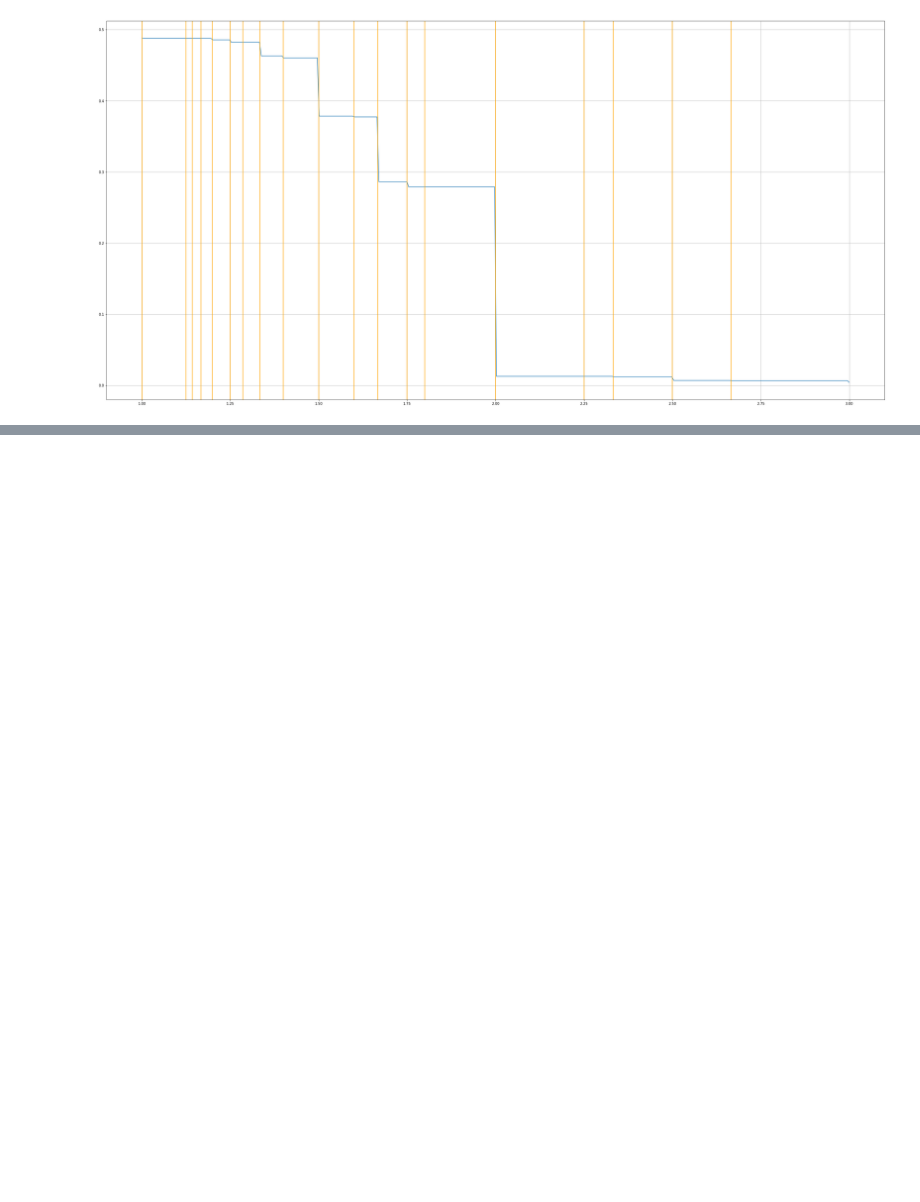
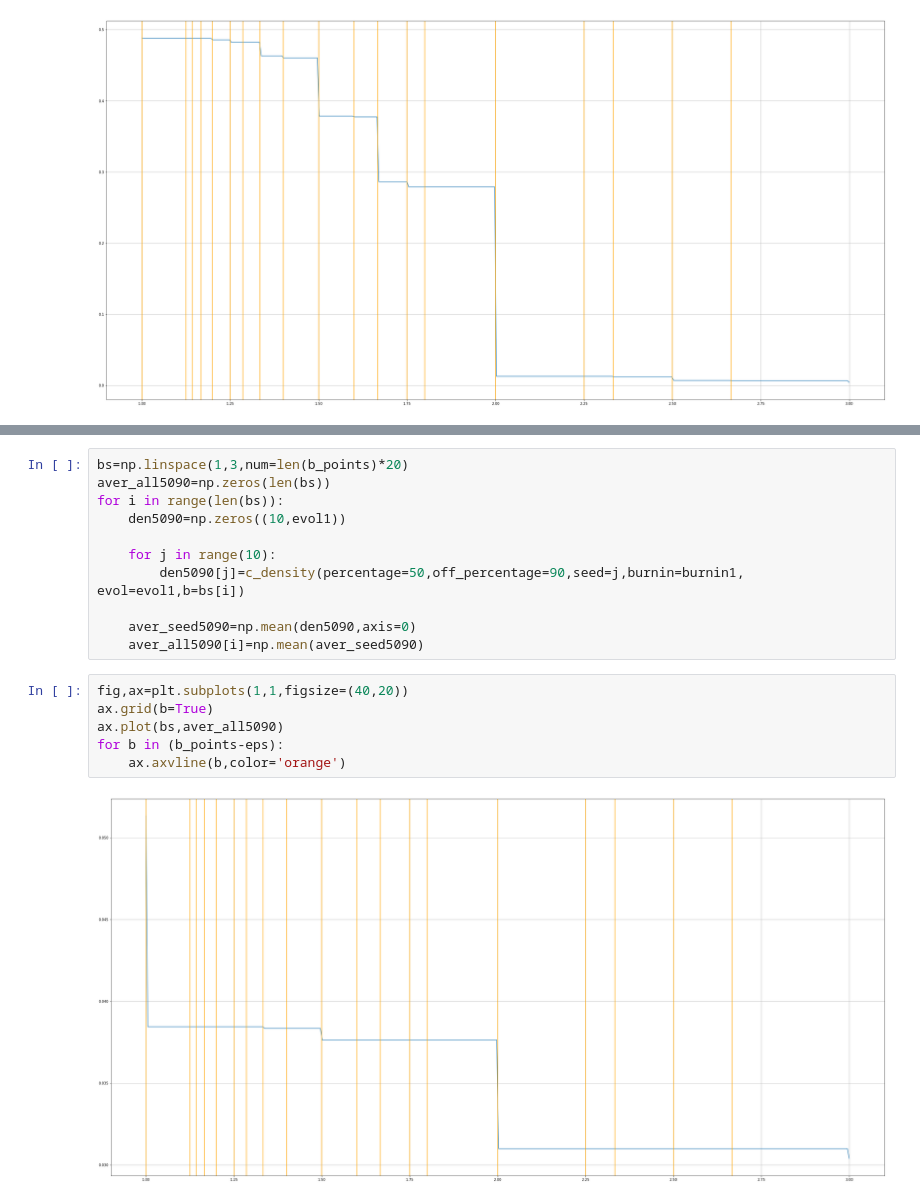
Before and after one commit to bu147/spatial-games-square-grid, a Jupyter notebook: Square_chaos.ipynb, the cells around one changed output, grey strips where cells are left out. Saved outputs shown, nothing was run; the diff lists cells and outputs as text; blank space fills up the shorter version.

```diff
--- a/Square_chaos.ipynb
+++ b/Square_chaos.ipynb
@@ -144,0 +165,19 @@ for b in (b_points-eps):
+# %%
+bs=np.linspace(1,3,num=len(b_points)*20)
+aver_all5090=np.zeros(len(bs))
+for i in range(len(bs)):
+    den5090=np.zeros((10,evol1))
+
+    for j in range(10):
+        den5090[j]=c_density(percentage=50,off_percentage=90,seed=j,burnin=burnin1, evol=evol1,b=bs[i])
+
+    aver_seed5090=np.mean(den5090,axis=0)
+    aver_all5090[i]=np.mean(aver_seed5090)
+# %%
+fig,ax=plt.subplots(1,1,figsize=(40,20))
+ax.grid(b=True)
+ax.plot(bs,aver_all5090)
+for b in (b_points-eps):
+    ax.axvline(b,color='orange')
+# %% [output]
+[figure, added]
```
Also changed, not shown: parts of 10 cells of this notebook.
